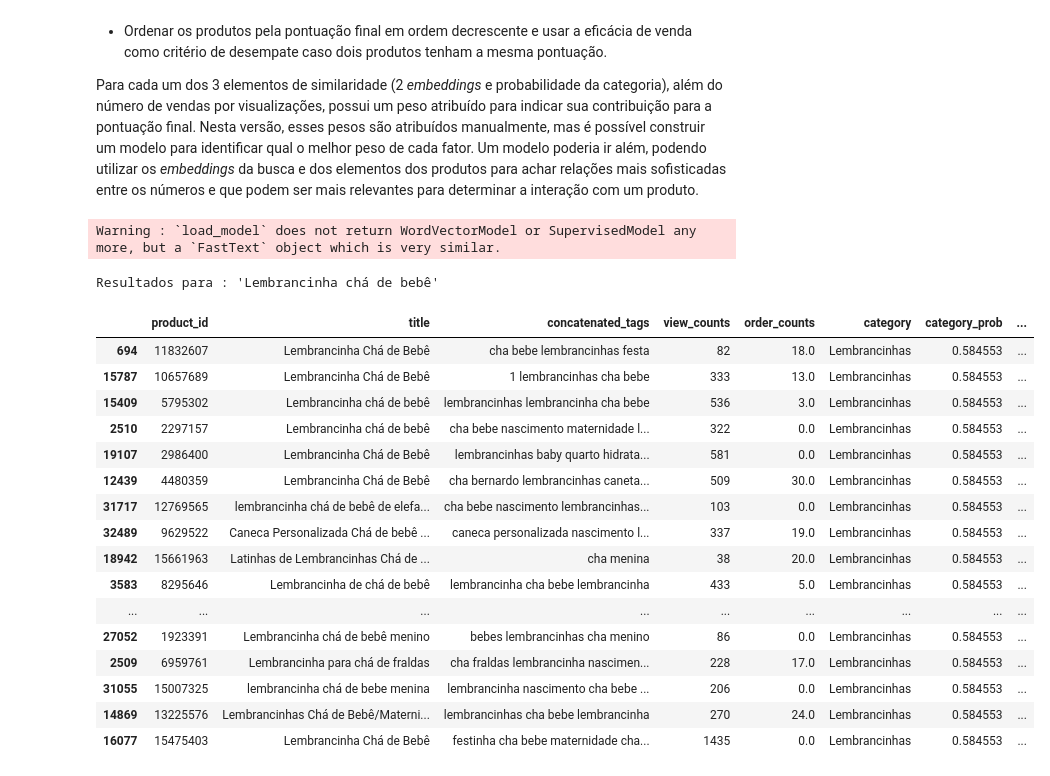
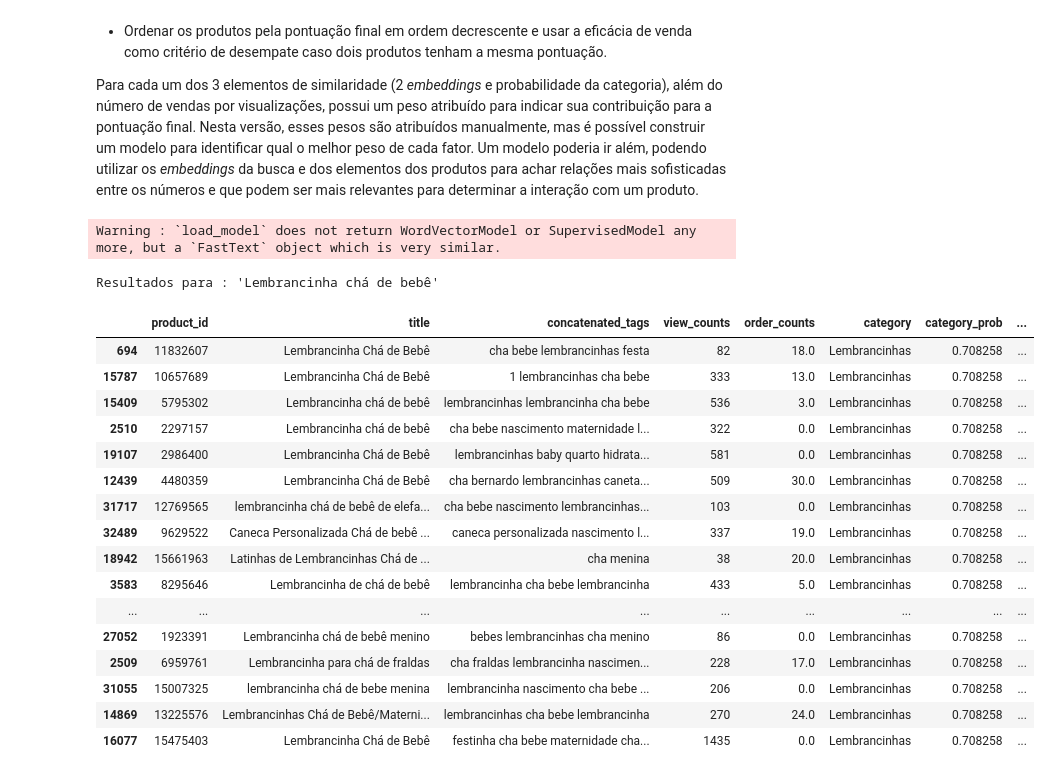
Before and after one commit to brunovilar/desafio-data-science-elo7, a Jupyter notebook: notebooks/05.0_Analise_de_Integracao_de_Servicos.ipynb, the cells around one changed output. Cells and saved outputs as stored; diff of their text form; code cells hidden in the pictures.

Commit message:
Update recommendation and CLI resources based on the new models

```diff
--- a/notebooks/05.0_Analise_de_Integracao_de_Servicos.ipynb
+++ b/notebooks/05.0_Analise_de_Integracao_de_Servicos.ipynb
@@ -91,7 +91,7 @@ CATEGORY_PROBABILITY_THRESHOLD = .25
 #query = "Roupinha de bebê"
 query = "Lembrancinha chá de bebê"
 
-query_product = Product(title=query, price=None, concatenated_tags=None)
+query_product = Product(title=query, price=None, concatenated_tags=query)
 
 # Identificar a intenção de busca
 query_intent = fp.first(make_supervised_intent_classification([query]))
@@ -202,51 +202,51 @@ def search_products(base_frame: pd.DataFrame,
     CATEGORY_WEIGHT = 0.5
     ORDER_PER_VIEW_WEIGHT = 0.25
 
-    ft_model = fasttext.load_model(str(Path.joinpath(settings.MODELS_PATH, settings.EMBEDDINGS_MODEL)))
+    ft_model = fasttext.load_model(str(Path(settings.MODELS_PATH).joinpath(settings.EMBEDDINGS_MODEL)))
     query_embedding = ft_model.get_sentence_vector(query)
 
     search_frame = base_frame.copy()
     search_frame = pd.concat([search_frame,
                              compute_embedding_columns_similarity(search_frame, query_embedding, ['title', 'concatenated_tags'])]
                             , axis=1)
 
     columns_to_drop = [item for item in search_frame.columns if item.endswith('_embedding')]
 
     return (search_frame
             .fillna({'order_counts': 0,
                      'view_counts': 0})
             .assign(orders_per_views=lambda f: ((f['order_counts']+1)/(f['view_counts']+1)).apply(lambda x: min(1.0, x)))
             .assign(score=lambda f:
                     (f['title_similarity'] * TITLE_WEIGHT) +
                     (f['concatenated_tags_similarity'] * TAGS_WEIGHT) +
                     (f['category_prob'] * CATEGORY_WEIGHT) +
                     (f['orders_per_views'] * ORDER_PER_VIEW_WEIGHT)
                    )
             .sort_values(by='score', ascending=False)
             .head(items_to_retrieve)
             .drop(columns=columns_to_drop, inplace=False)
            )
 
 
 display_side_by_side([search_products(search_frame, query, 20)],
                      [f'Resultados para : \'{query}\''])
 # %% [output]
 Warning : `load_model` does not return WordVectorModel or SupervisedModel any more, but a `FastText` object which is very similar.
 Resultados para : 'Lembrancinha chá de bebê'
 |  | product_id | title | concatenated_tags | view_counts | order_counts | category | category_prob | ... |
-| 694 | 11832607 | Lembrancinha Chá de Bebê | cha bebe lembrancinhas festa | 82 | 18.0 | Lembrancinhas | 0.584553 | ... |
-| 15787 | 10657689 | Lembrancinha Chá de Bebê | 1 lembrancinhas cha bebe | 333 | 13.0 | Lembrancinhas | 0.584553 | ... |
-| 15409 | 5795302 | Lembrancinha chá de bebê | lembrancinhas lembrancinha cha bebe | 536 | 3.0 | Lembrancinhas | 0.584553 | ... |
-| 2510 | 2297157 | Lembrancinha chá de bebê | cha bebe nascimento maternidade l... | 322 | 0.0 | Lembrancinhas | 0.584553 | ... |
-| 19107 | 2986400 | Lembrancinha Chá de Bebê | lembrancinhas baby quarto hidrata... | 581 | 0.0 | Lembrancinhas | 0.584553 | ... |
-| 12439 | 4480359 | Lembrancinha Chá de Bebê | cha bernardo lembrancinhas caneta... | 509 | 30.0 | Lembrancinhas | 0.584553 | ... |
-| 31717 | 12769565 | lembrancinha chá de bebê de elefa... | cha bebe nascimento lembrancinhas... | 103 | 0.0 | Lembrancinhas | 0.584553 | ... |
-| 32489 | 9629522 | Caneca Personalizada Chá de bebê ... | caneca personalizada nascimento l... | 337 | 19.0 | Lembrancinhas | 0.584553 | ... |
-| 18942 | 15661963 | Latinhas de Lembrancinhas Chá de ... | cha menina | 38 | 20.0 | Lembrancinhas | 0.584553 | ... |
-| 3583 | 8295646 | Lembrancinha de chá de bebê | lembrancinha cha bebe lembrancinha | 433 | 5.0 | Lembrancinhas | 0.584553 | ... |
+| 694 | 11832607 | Lembrancinha Chá de Bebê | cha bebe lembrancinhas festa | 82 | 18.0 | Lembrancinhas | 0.708258 | ... |
+| 15787 | 10657689 | Lembrancinha Chá de Bebê | 1 lembrancinhas cha bebe | 333 | 13.0 | Lembrancinhas | 0.708258 | ... |
+| 15409 | 5795302 | Lembrancinha chá de bebê | lembrancinhas lembrancinha cha bebe | 536 | 3.0 | Lembrancinhas | 0.708258 | ... |
+| 2510 | 2297157 | Lembrancinha chá de bebê | cha bebe nascimento maternidade l... | 322 | 0.0 | Lembrancinhas | 0.708258 | ... |
+| 19107 | 2986400 | Lembrancinha Chá de Bebê | lembrancinhas baby quarto hidrata... | 581 | 0.0 | Lembrancinhas | 0.708258 | ... |
+| 12439 | 4480359 | Lembrancinha Chá de Bebê | cha bernardo lembrancinhas caneta... | 509 | 30.0 | Lembrancinhas | 0.708258 | ... |
+| 31717 | 12769565 | lembrancinha chá de bebê de elefa... | cha bebe nascimento lembrancinhas... | 103 | 0.0 | Lembrancinhas | 0.708258 | ... |
+| 32489 | 9629522 | Caneca Personalizada Chá de bebê ... | caneca personalizada nascimento l... | 337 | 19.0 | Lembrancinhas | 0.708258 | ... |
+| 18942 | 15661963 | Latinhas de Lembrancinhas Chá de ... | cha menina | 38 | 20.0 | Lembrancinhas | 0.708258 | ... |
+| 3583 | 8295646 | Lembrancinha de chá de bebê | lembrancinha cha bebe lembrancinha | 433 | 5.0 | Lembrancinhas | 0.708258 | ... |
 | ... | ... | ... | ... | ... | ... | ... | ... | ... |
-| 27052 | 1923391 | Lembrancinha chá de bebê menino | bebes lembrancinhas cha menino | 86 | 0.0 | Lembrancinhas | 0.584553 | ... |
-| 2509 | 6959761 | Lembrancinha para chá de fraldas | cha fraldas lembrancinha nascimen... | 228 | 17.0 | Lembrancinhas | 0.584553 | ... |
-| 31055 | 15007325 | lembrancinha chá de bebe menina | lembrancinha nascimento cha bebe ... | 206 | 0.0 | Lembrancinhas | 0.584553 | ... |
-| 14869 | 13225576 | Lembrancinhas Chá de Bebê/Materni... | lembrancinhas cha bebe lembrancinha | 270 | 24.0 | Lembrancinhas | 0.584553 | ... |
-| 16077 | 15475403 | Lembrancinha Chá de Bebê | festinha cha bebe maternidade cha... | 1435 | 0.0 | Lembrancinhas | 0.584553 | ... |
+| 27052 | 1923391 | Lembrancinha chá de bebê menino | bebes lembrancinhas cha menino | 86 | 0.0 | Lembrancinhas | 0.708258 | ... |
+| 2509 | 6959761 | Lembrancinha para chá de fraldas | cha fraldas lembrancinha nascimen... | 228 | 17.0 | Lembrancinhas | 0.708258 | ... |
+| 31055 | 15007325 | lembrancinha chá de bebe menina | lembrancinha nascimento cha bebe ... | 206 | 0.0 | Lembrancinhas | 0.708258 | ... |
+| 14869 | 13225576 | Lembrancinhas Chá de Bebê/Materni... | lembrancinhas cha bebe lembrancinha | 270 | 24.0 | Lembrancinhas | 0.708258 | ... |
+| 16077 | 15475403 | Lembrancinha Chá de Bebê | festinha cha bebe maternidade cha... | 1435 | 0.0 | Lembrancinhas | 0.708258 | ... |
```
Also changed, not shown: parts of 3 cells of this notebook, 3 other files.
